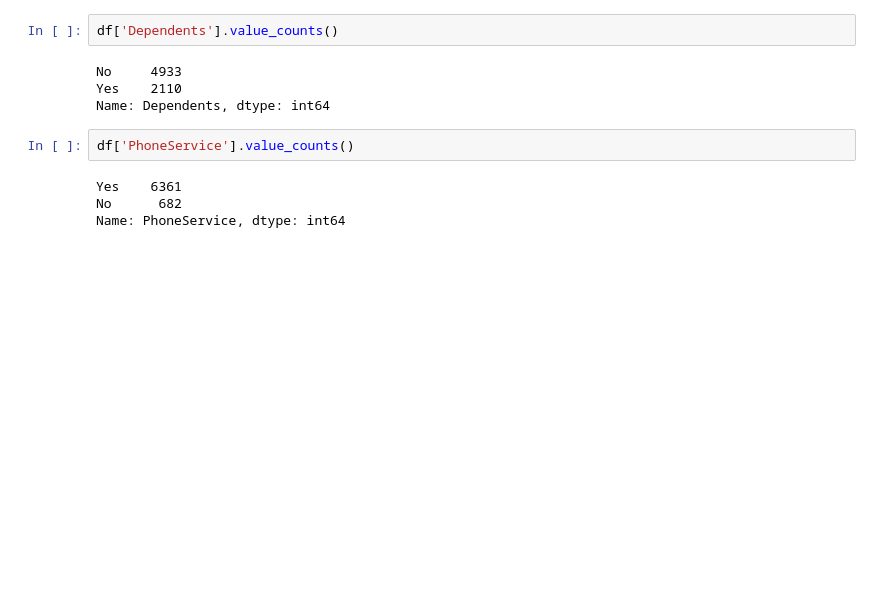
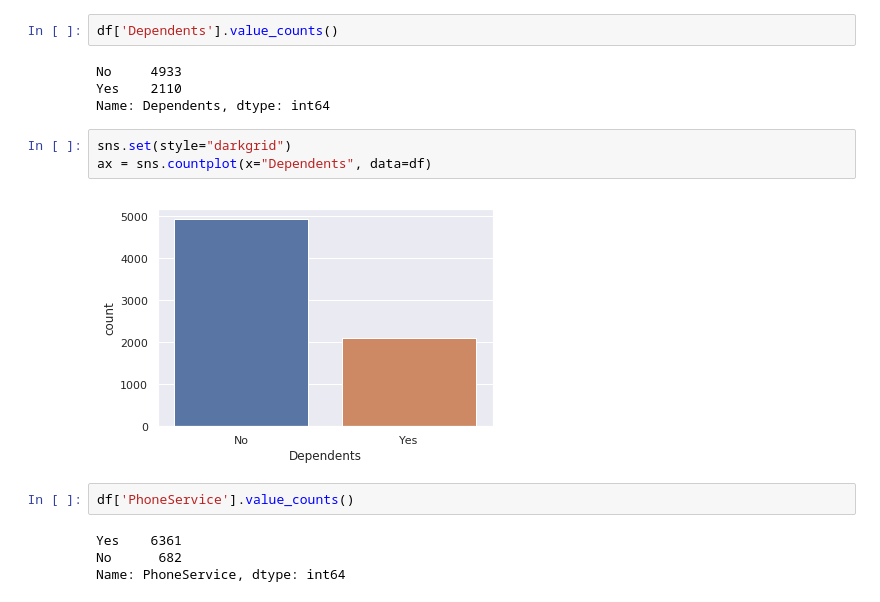
Before and after one commit to priyanshgupta1998/Machine_learning, a Jupyter notebook: Sample_Skeleton.ipynb, the cells around one changed output. Drawn from its saved outputs; the diff is of its cells as text; blank space fills up the shorter version.

```diff
--- a/Sample_Skeleton.ipynb
+++ b/Sample_Skeleton.ipynb
@@ -137,6 +148,11 @@ df['Dependents'].value_counts()
 No     4933
 Yes    2110
 Name: Dependents, dtype: int64
+# %%
+sns.set(style="darkgrid")
+ax = sns.countplot(x="Dependents", data=df)
+# %% [output]
+[figure, added]
 # %%
 df['PhoneService'].value_counts()
 # %% [output]
```
Also changed, not shown: parts of 14 cells of this notebook.
